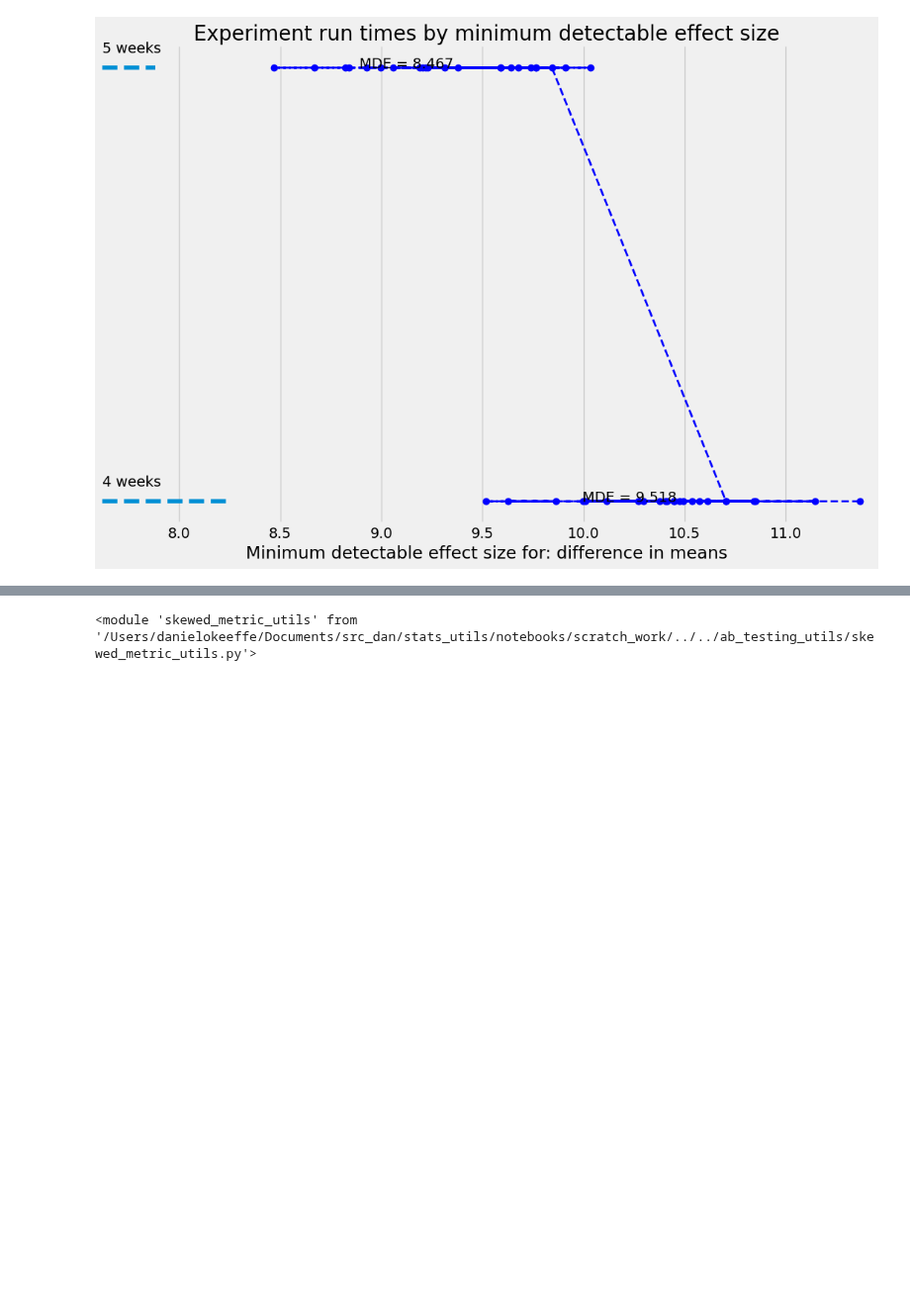
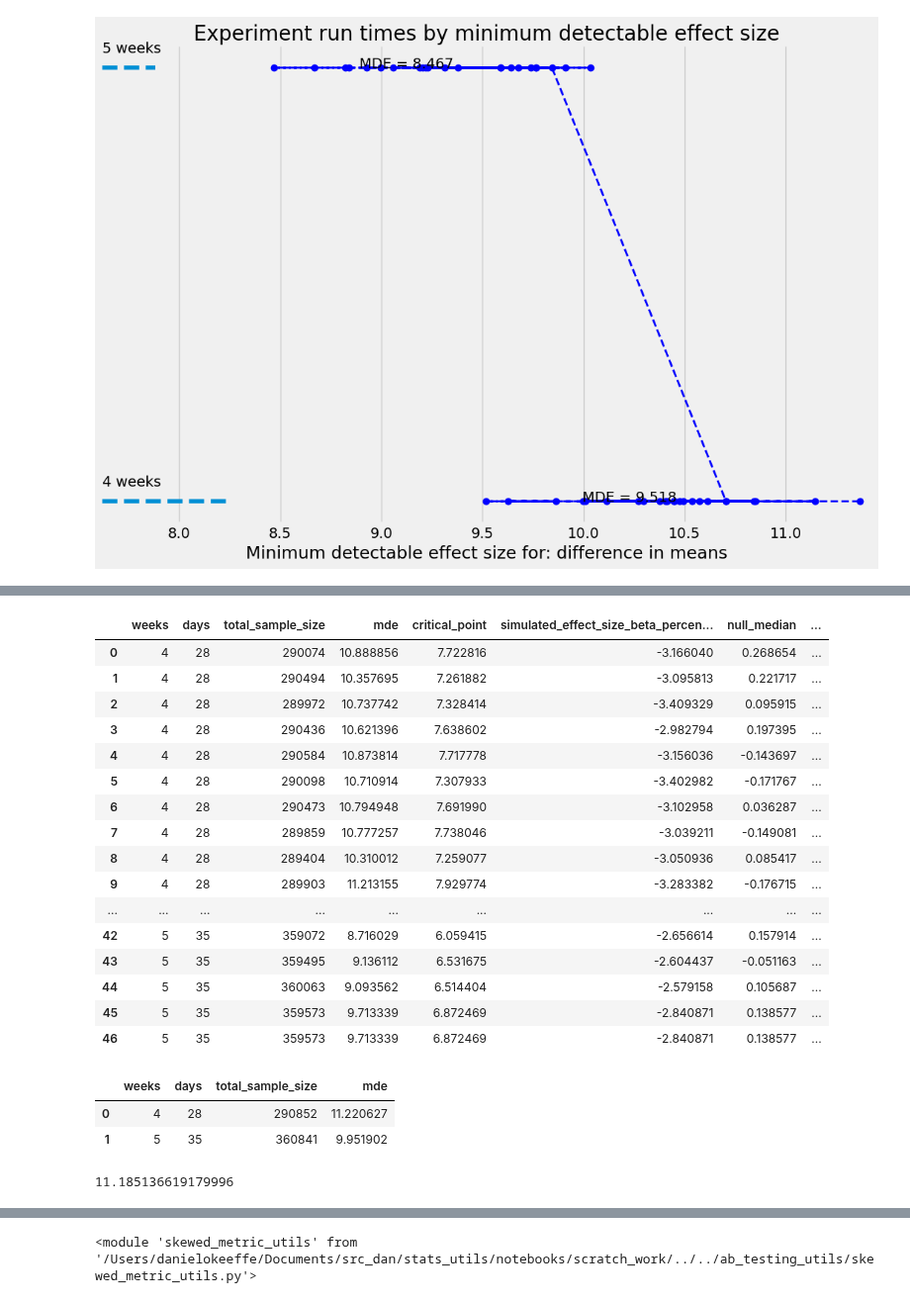
Before and after one commit to dokeeffe87/stats_utils, a Jupyter notebook: notebooks/scratch_work/test_windowed_weekly_sampling.ipynb, the cells around one changed output, grey strips where cells are left out. Shown at 99% size. Drawn from its saved outputs; the diff is of its cells as text; code cells hidden in the pictures; blank space fills up the shorter version.

Commit message:
testing new options. Everything works, but the medians looks large from the windowed weekly sampling nulls. Why is this?

```diff
--- a/notebooks/scratch_work/test_windowed_weekly_sampling.ipynb
+++ b/notebooks/scratch_work/test_windowed_weekly_sampling.ipynb
@@ -139,0 +142,30 @@ df_mde_2 = ri_2.power_calculation(df=df,
+# %%
+df_mde_2
+# %% [output]
+|  | weeks | days | total_sample_size | mde | critical_point | simulated_effect_size_beta_percen... | null_median | ... |
+| 0 | 4 | 28 | 290074 | 10.888856 | 7.722816 | -3.166040 | 0.268654 | ... |
+| 1 | 4 | 28 | 290494 | 10.357695 | 7.261882 | -3.095813 | 0.221717 | ... |
+| 2 | 4 | 28 | 289972 | 10.737742 | 7.328414 | -3.409329 | 0.095915 | ... |
+| 3 | 4 | 28 | 290436 | 10.621396 | 7.638602 | -2.982794 | 0.197395 | ... |
+| 4 | 4 | 28 | 290584 | 10.873814 | 7.717778 | -3.156036 | -0.143697 | ... |
+| 5 | 4 | 28 | 290098 | 10.710914 | 7.307933 | -3.402982 | -0.171767 | ... |
+| 6 | 4 | 28 | 290473 | 10.794948 | 7.691990 | -3.102958 | 0.036287 | ... |
+| 7 | 4 | 28 | 289859 | 10.777257 | 7.738046 | -3.039211 | -0.149081 | ... |
+| 8 | 4 | 28 | 289404 | 10.310012 | 7.259077 | -3.050936 | 0.085417 | ... |
+| 9 | 4 | 28 | 289903 | 11.213155 | 7.929774 | -3.283382 | -0.176715 | ... |
+| ... | ... | ... | ... | ... | ... | ... | ... | ... |
+| 42 | 5 | 35 | 359072 | 8.716029 | 6.059415 | -2.656614 | 0.157914 | ... |
+| 43 | 5 | 35 | 359495 | 9.136112 | 6.531675 | -2.604437 | -0.051163 | ... |
+| 44 | 5 | 35 | 360063 | 9.093562 | 6.514404 | -2.579158 | 0.105687 | ... |
+| 45 | 5 | 35 | 359573 | 9.713339 | 6.872469 | -2.840871 | 0.138577 | ... |
+| 46 | 5 | 35 | 359573 | 9.713339 | 6.872469 | -2.840871 | 0.138577 | ... |
+# %%
+df_mde_2[['weeks', 'days', 'total_sample_size', 'mde']].groupby(['weeks', 'days'], as_index=False).agg({'total_sample_size': 'max', 'mde': 'max'})
+# %% [output]
+|  | weeks | days | total_sample_size | mde |
+| 0 | 4 | 28 | 290852 | 11.220627 |
+| 1 | 5 | 35 | 360841 | 9.951902 |
+# %%
+np.percentile(df_mde_2['mde'], 100 - (100 - 90)/2)
+# %% [output]
+11.185136619179996
```
Also changed, not shown: parts of 3 cells of this notebook.
